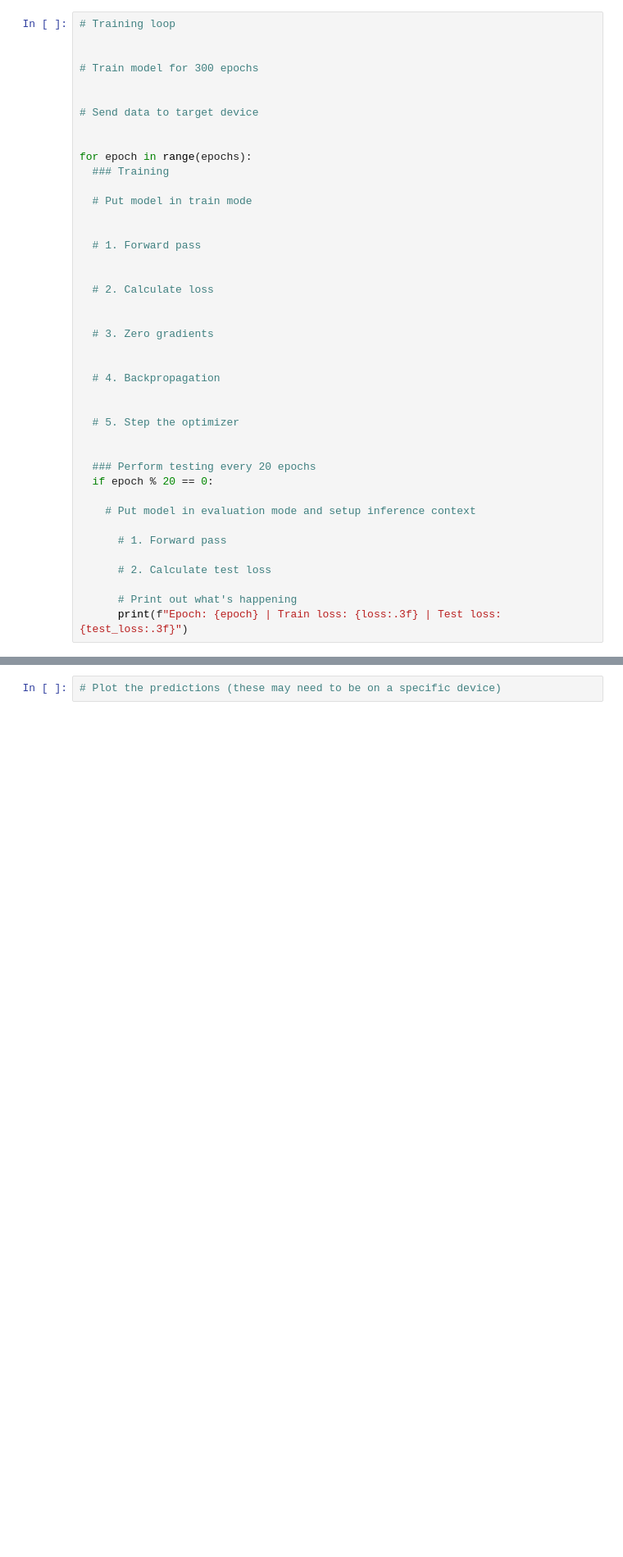
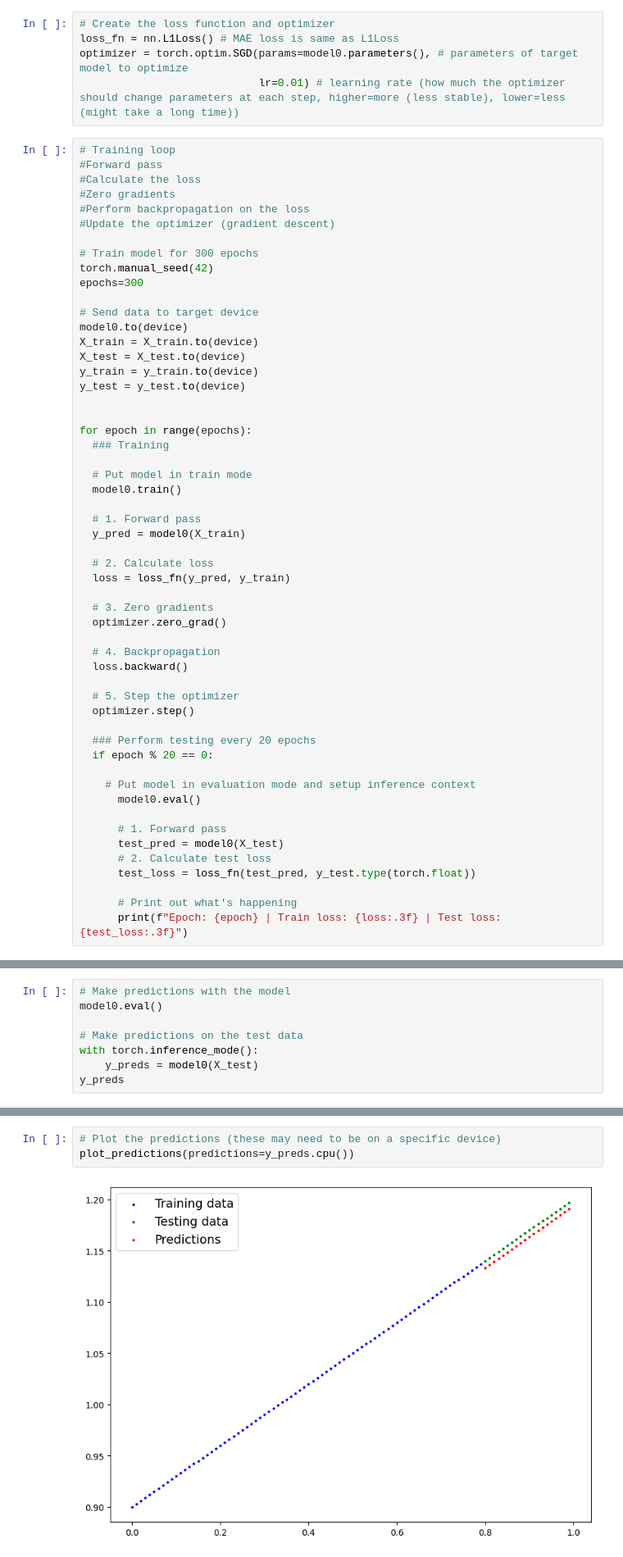
Before and after one commit to Songyang-W/MachineLearningLecture, a Jupyter notebook: extras/exercises/01_pytorch_workflow_exercises.ipynb, the cells around one changed output, grey strips where cells are left out. Shown: that part at 82% size. Cells and saved outputs as stored; diff of their text form; blank space fills up the shorter version.

```diff
--- a/extras/exercises/01_pytorch_workflow_exercises.ipynb
+++ b/extras/exercises/01_pytorch_workflow_exercises.ipynb
@@ -68,42 +146,59 @@ print(f"First 10 X & y samples:\nX: {X[:10]}\ny: {y[:10]}")
+# %%
+# Create the loss function and optimizer
+loss_fn = nn.L1Loss() # MAE loss is same as L1Loss
+optimizer = torch.optim.SGD(params=model0.parameters(), # parameters of target model to optimize
+                            lr=0.01) # learning rate (how much the optimizer should change parameters at each step, higher=more (less stable), lower=less (might take a long time))
 # %%
 # Training loop
-
+#Forward pass
+#Calculate the loss
+#Zero gradients
+#Perform backpropagation on the loss
+#Update the optimizer (gradient descent)
 
 # Train model for 300 epochs
-
+torch.manual_seed(42)
+epochs=300
 
 # Send data to target device
+model0.to(device)
+X_train = X_train.to(device)
+X_test = X_test.to(device)
+y_train = y_train.to(device)
+y_test = y_test.to(device)
 
 
 for epoch in range(epochs):
   ### Training
 
   # Put model in train mode
-
+  model0.train()
 
   # 1. Forward pass
-
+  y_pred = model0(X_train)
 
   # 2. Calculate loss
-
+  loss = loss_fn(y_pred, y_train)
 
   # 3. Zero gradients
-
+  optimizer.zero_grad()
 
   # 4. Backpropagation
-
+  loss.backward()
 
   # 5. Step the optimizer
-
+  optimizer.step()
 
   ### Perform testing every 20 epochs
   if epoch % 20 == 0:
 
     # Put model in evaluation mode and setup inference context
+      model0.eval()
 
       # 1. Forward pass
-
+      test_pred = model0(X_test)
       # 2. Calculate test loss
+      test_loss = loss_fn(test_pred, y_test.type(torch.float))
 
       # Print out what's happening
       print(f"Epoch: {epoch} | Train loss: {loss:.3f} | Test loss: {test_loss:.3f}")
@@ -114,0 +224,8 @@ for epoch in range(epochs):
+# %%
+# Make predictions with the model
+model0.eval()
+
+# Make predictions on the test data
+with torch.inference_mode():
+    y_preds = model0(X_test)
+y_preds
@@ -115,5 +253,8 @@ for epoch in range(epochs):
 # %%
 # Plot the predictions (these may need to be on a specific device)
+plot_predictions(predictions=y_preds.cpu())
+# %% [output]
+[figure, added]
 # %% [markdown]
 ## 5. Save your trained model's `state_dict()` to file.
   * Create a new instance of your model class you made in 2. and load in the `state_dict()` you just saved to it.
```
Also changed, not shown: parts of 17 cells of this notebook.
